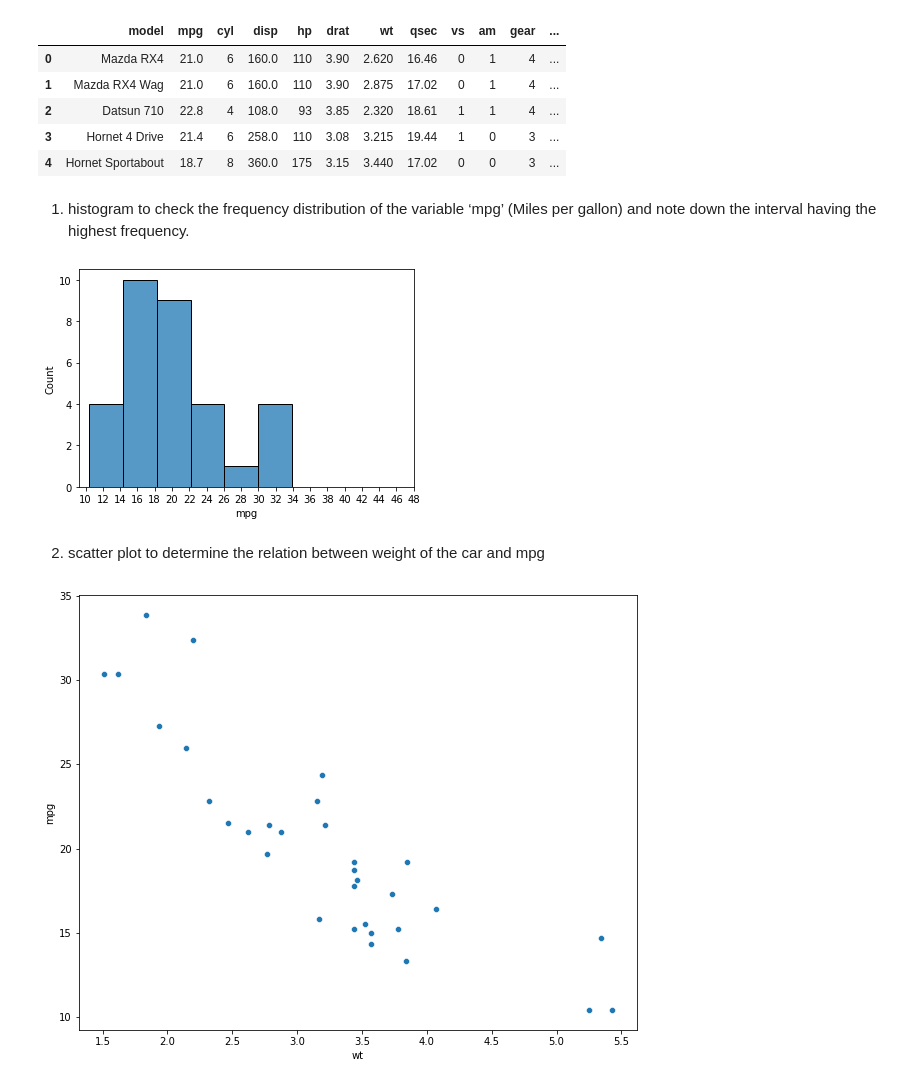
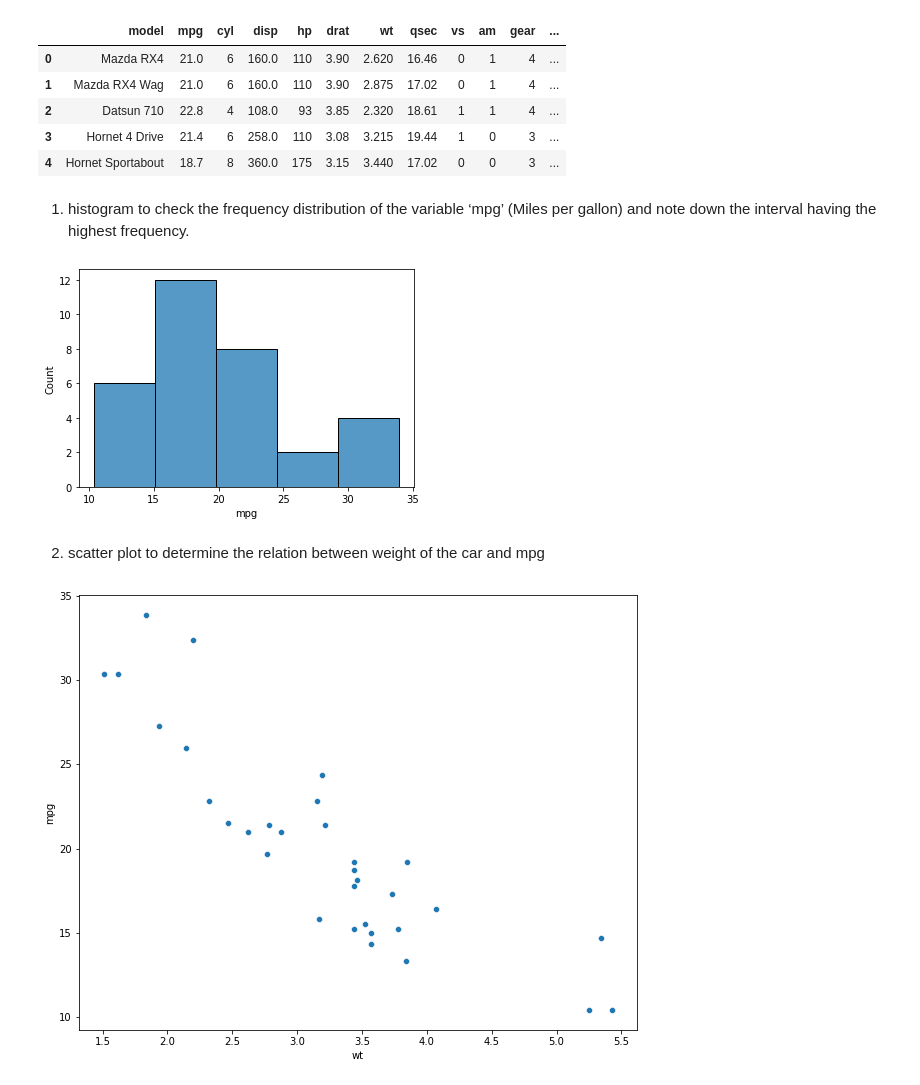
Before and after one commit to nihalnadaf/PYDATABASE, a Jupyter notebook: Data_Visulization_with_python.ipynb, the cells around one changed output. Cells and saved outputs as stored; diff of their text form; code cells hidden in the pictures.

```diff
--- a/Data_Visulization_with_python.ipynb
+++ b/Data_Visulization_with_python.ipynb
@@ -1461,19 +1461,19 @@ df.head()
 | 2 | Datsun 710 | 22.8 | 4 | 108.0 | 93 | 3.85 | 2.320 | 18.61 | 1 | 1 | 4 | ... |
 | 3 | Hornet 4 Drive | 21.4 | 6 | 258.0 | 110 | 3.08 | 3.215 | 19.44 | 1 | 0 | 3 | ... |
 | 4 | Hornet Sportabout | 18.7 | 8 | 360.0 | 175 | 3.15 | 3.440 | 17.02 | 0 | 0 | 3 | ... |
-# %% [markdown]
-1. histogram to check the frequency distribution of the variable ‘mpg’ (Miles per
-gallon) and note down the interval having the highest frequency.
+# %% [markdown]
+1. histogram to check the frequency distribution of the variable ‘mpg’ (Miles per
+gallon) and note down the interval having the highest frequency.
 # %%
 import numpy as np
 import seaborn as sns
-sns.histplot(x="mpg", data=df)
-plt.xticks(np.arange(10,50,2))
+sns.histplot(x="mpg", data=df,bins=5)
+#plt.xticks(np.arange(10,50,2))
 plt.show()
 # %% [output]
-[figure, old version]
+[figure, new version]
-# %% [markdown]
-2. scatter plot to determine the relation between weight of the car and mpg
+# %% [markdown]
+2. scatter plot to determine the relation between weight of the car and mpg
 # %%
 fig = plt.figure(figsize=(10,8))
 sns.scatterplot(x="wt", y="mpg", data=df)
```
Also changed, not shown: parts of 10 cells of this notebook.
